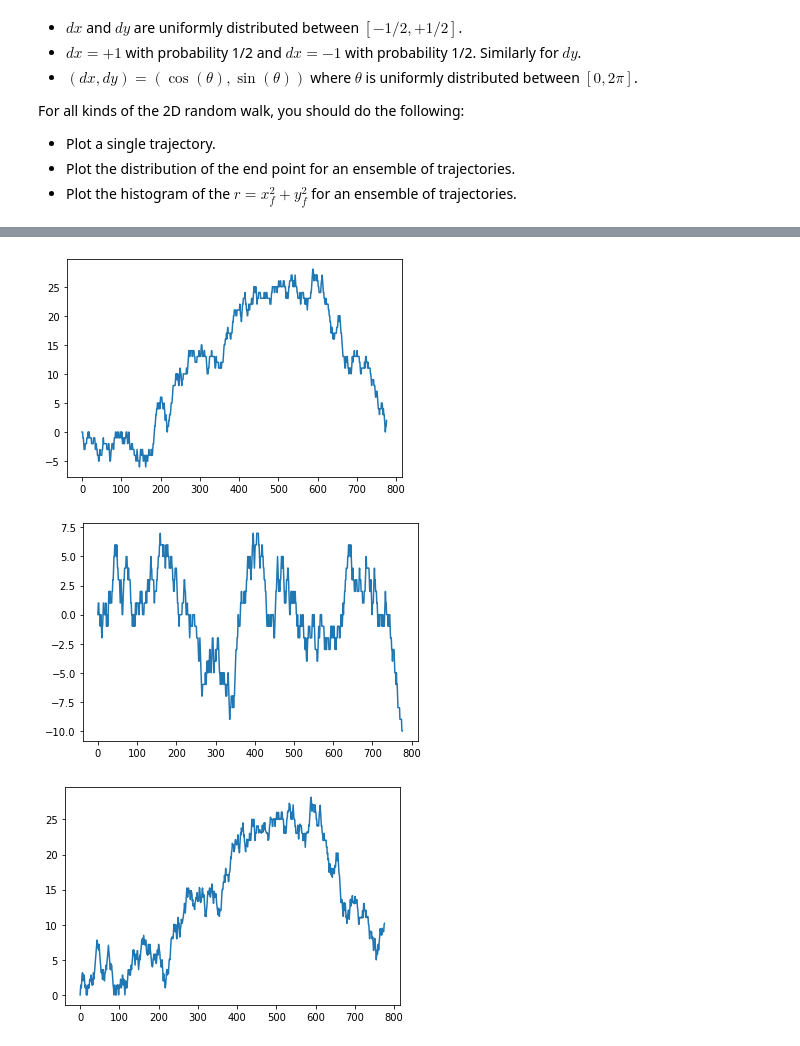
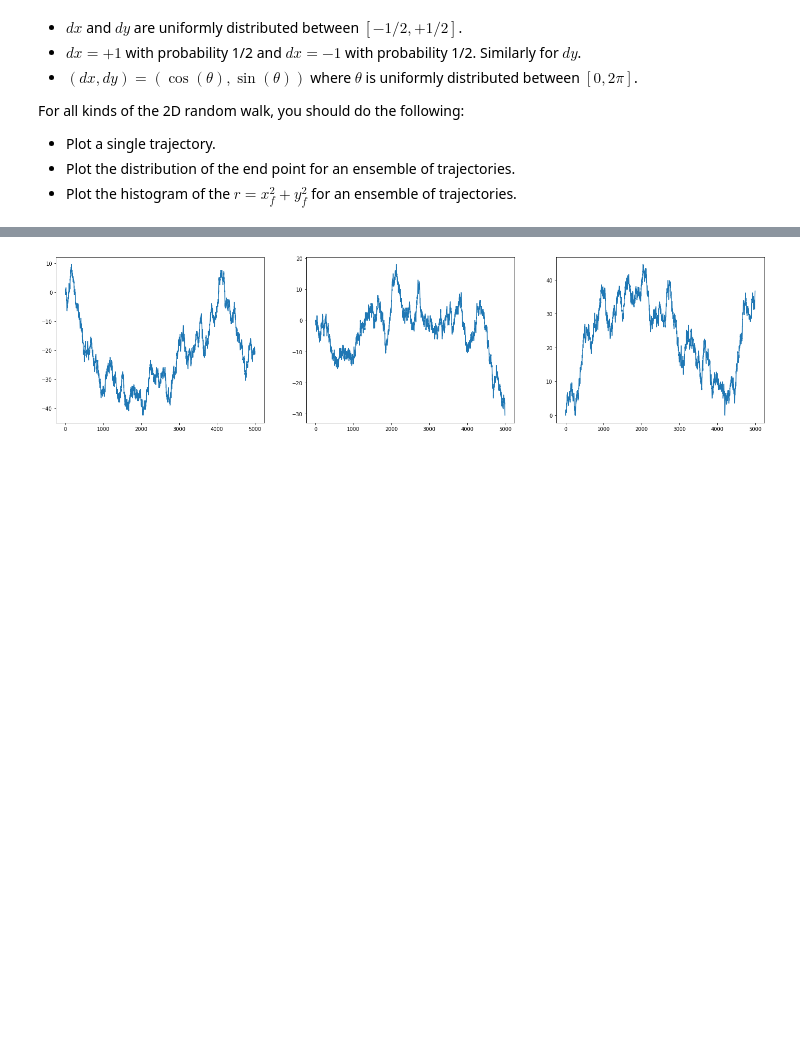
Before and after one commit to NTHU-Phys-Qubit/hw1-cyy7230, a Jupyter notebook: Problem-2.ipynb, the cells around one changed output, grey strips where cells are left out. Drawn from its saved outputs; the diff is of its cells as text; code cells hidden in the pictures; blank space fills up the shorter version.

```diff
--- a/Problem-2.ipynb
+++ b/Problem-2.ipynb
@@ -68,42 +101,44 @@ pylab.show()
 # %%
-import pylab
-import random
+n = 5000
 
-i = 777
-
-x = np.zeros(i)
-y = np.zeros(i)
+x = np.zeros(n)
+y = np.zeros(n)
 
 
-for n in range(1, i):
+for i in range(1, n):
 	val = random.randint(1, 4)
 	if val == 1:
-		x[n] = x[n - 1] + 1
-		y[n] = y[n - 1]
+		x[i] = x[i - 1] + 1/2
+		y[i] = y[i - 1] + 1/2
 	elif val == 2:
-		x[n] = x[n - 1] - 1
-		y[n] = y[n - 1]
+		x[i] = x[i - 1] - 1/2
+		y[i] = y[i - 1] - 1/2
 	elif val == 3:
-		x[n] = x[n - 1]
-		y[n] = y[n - 1] + 1
+		x[i] = x[i - 1] + 1/2
+		y[i] = y[i - 1] - 1/2
 	else:
-		x[n] = x[n - 1]
-		y[n] = y[n - 1] - 1
+		x[i] = x[i - 1] - 1/2
+		y[i] = y[i - 1] + 1/2
 
 r = np.sqrt(x**2 + y**2)
 
+
+plt.figure(figsize=(25, 6))
+
+
+plt.subplot(131)
 pylab.plot(x)
-pylab.show()
 
+
+plt.subplot(132)
 pylab.plot(y)
-pylab.show()
 
+
+plt.subplot(133)
 pylab.plot(r)
 pylab.show()
 # %% [output]
-[figure, old version]
+[figure, new version]
-[figure, removed]
-[figure, removed]
 # %%
 pylab.plot(x, y)
 pylab.show()
```
Also changed, not shown: parts of 15 cells of this notebook.
